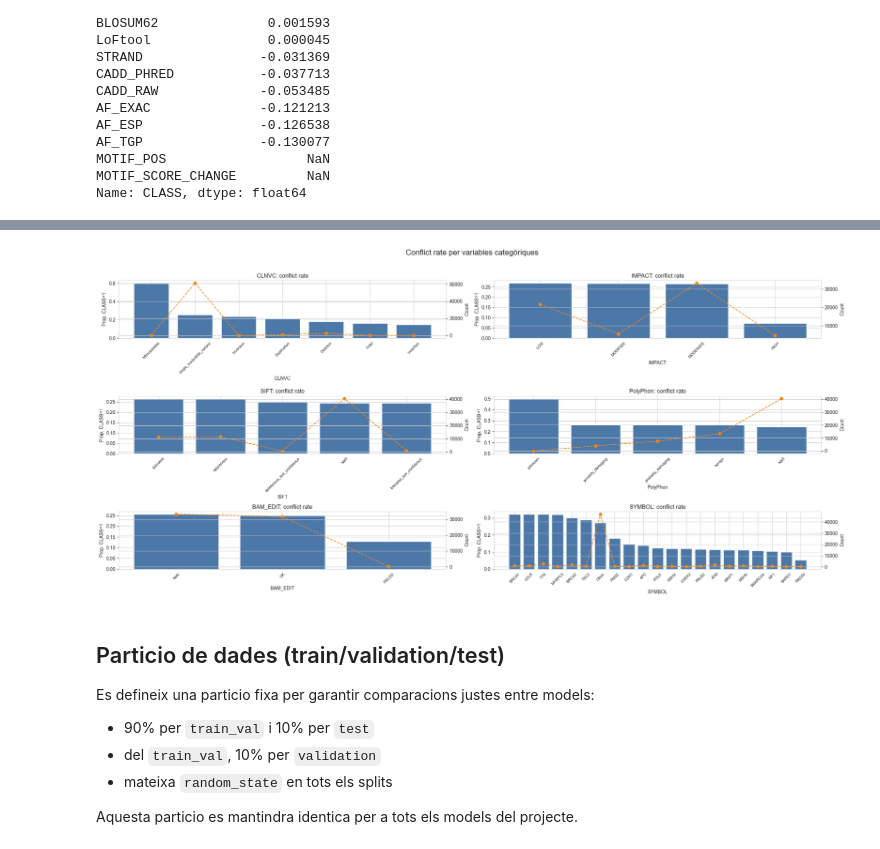
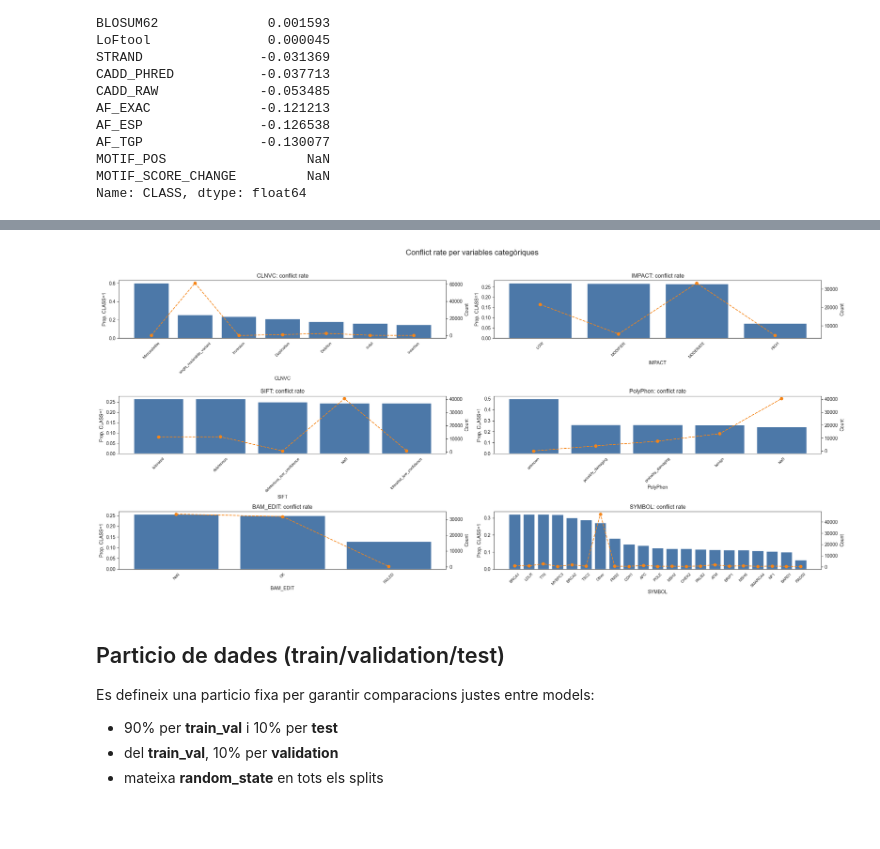
Before and after one commit to eliagarcia/tfg-genetic-variants, a Jupyter notebook: notebooks/eda.ipynb, the cells around one changed output, grey strips where cells are left out. Saved outputs shown, nothing was run; the diff lists cells and outputs as text; code cells hidden in the pictures; blank space fills up the shorter version.

```diff
--- a/notebooks/eda.ipynb
+++ b/notebooks/eda.ipynb
@@ -295,14 +295,10 @@ S’observa una alta correlació positiva entre `CADD_PHRED` i `CADD_RAW`, fet e
 # %%
-# Correlation matrix (numeric)
-import seaborn as sns
-import numpy as np
-import matplotlib.pyplot as plt
-
-# Numeric columns only
+# Matriu de correlacio (variables numeriques)
 num_df = df.select_dtypes(include=[np.number]).copy()
 corr = num_df.corr()
+sns.set_style("white")
 
-# Hide upper triangle
+# Mascara per ocultar el triangle superior
 mask = np.triu(np.ones_like(corr, dtype=bool))
 
 plt.figure(figsize=(12, 10))
@@ -316,7 +312,6 @@ sns.heatmap(
     linewidths=0.5,
     cbar_kws={"shrink": 0.8}
 )
-
 plt.title("Correlation Matrix (Numeric Features)", fontsize=14)
 plt.xticks(rotation=45, ha="right")
 plt.yticks(rotation=0)
@@ -354,15 +353,11 @@ Finalment, aquesta anàlisi justifica el tractament acurat de variables categòr
 # %%
-import numpy as np
-import pandas as pd
-import matplotlib.pyplot as plt
-import seaborn as sns
-
-sns.set_style("whitegrid")
+sns.set_style("white")
 
 def plot_conflict_rate_cat(ax, df, col, target="CLASS", top_n=15):
     tmp = df[[col, target]].copy()
     tmp[col] = tmp[col].astype("object").fillna("NaN")
 
+    # Si hi ha massa categories, agrupem les no principals a "Other"
     vc = tmp[col].value_counts()
     if vc.shape[0] > top_n:
         top = vc.head(top_n).index
@@ -377,44 +372,43 @@ def plot_conflict_rate_cat(ax, df, col, target="CLASS", top_n=15):
     ax.set_xlabel(col)
     ax.tick_params(axis="x", rotation=45, labelsize=8)
 
+    # Segon eix per veure volum de mostres per categoria
     ax2 = ax.twinx()
     ax2.plot(range(len(cnt)), cnt.values, marker="o", linestyle="--", color="#F58518", linewidth=1.5)
     ax2.set_ylabel("Count")
 
-# 6 gràfics en graella 2x3
+# 6 grafics en graella 2x3
 vars_to_plot = [
     ("CLNVC", 10),
     ("IMPACT", 10),
     ("SIFT", 10),
     ("PolyPhen", 10),
     ("BAM_EDIT", 10),
     ("SYMBOL", 20),
 ]
 
 available = [(c, n) for c, n in vars_to_plot if c in df.columns]
 
 fig, axes = plt.subplots(3, 2, figsize=(22, 10))
 axes = axes.flatten()
 
 for i, (col, top_n) in enumerate(available[:6]):
     plot_conflict_rate_cat(axes[i], df, col, top_n=top_n)
 
-# si en falten, amaga els subplots buits
+# Si en falten, amaguem els subplots buits
 for j in range(len(available[:6]), 6):
     axes[j].axis("off")
 
 fig.suptitle("Conflict rate per variables categòriques", fontsize=16, y=1.02)
 plt.tight_layout()
 plt.show()
 # %% [output]
-[figure, old version]
+[figure, new version]
 # %% [markdown]
 ## Particio de dades (train/validation/test)
 
 Es defineix una particio fixa per garantir comparacions justes entre models:
-- 90% per `train_val` i 10% per `test`
-- del `train_val`, 10% per `validation`
-- mateixa `random_state` en tots els splits
-
-Aquesta particio es mantindra identica per a tots els models del projecte.
+- 90% per **train_val** i 10% per **test**
+- del **train_val**, 10% per **validation**
+- mateixa **random_state** en tots els splits
 # %%
```
Also changed, not shown: parts of 21 cells of this notebook, 1 other file.
